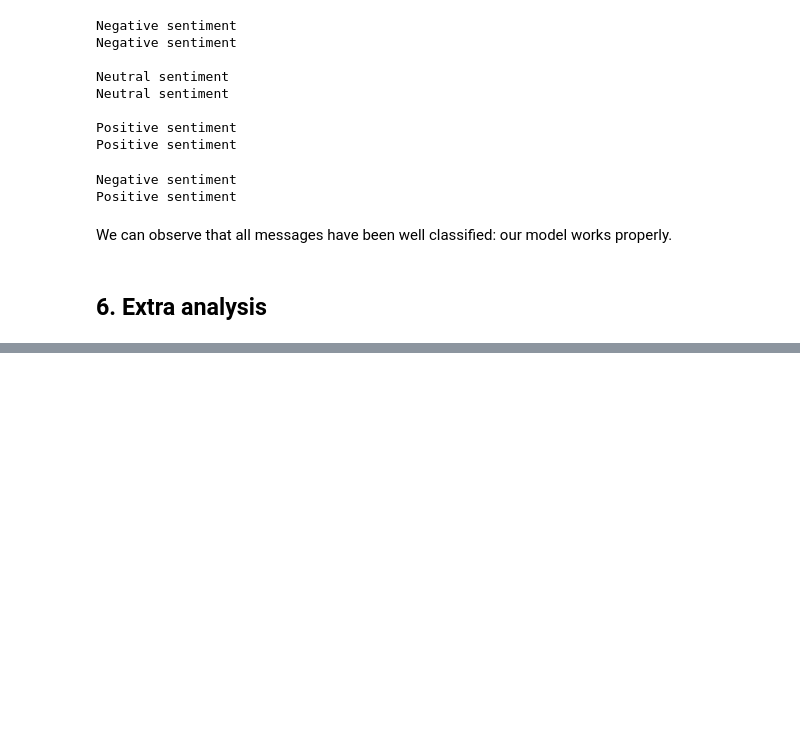
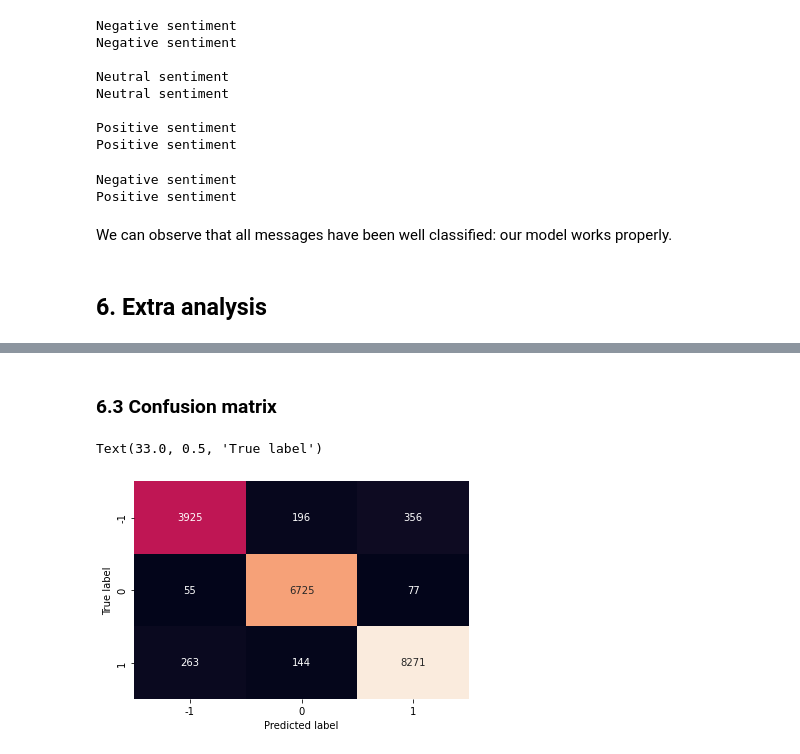
Before and after one commit to SergiCSim/Cas-Kaggle, a Jupyter notebook: Cas_kaggle.ipynb, the cells around one changed output, grey strips where cells are left out. Drawn from its saved outputs; the diff is of its cells as text; code cells hidden in the pictures; blank space fills up the shorter version.

```diff
--- a/Cas_kaggle.ipynb
+++ b/Cas_kaggle.ipynb
@@ -621,0 +679,14 @@ neutral_words
+# %% [markdown]
+### 6.3 Confusion matrix
+# %%
+# Confusion matrix of our model
+
+label_aux = plt.subplot()
+pred = classifier.predict(X_test)
+cm_rf = confusion_matrix(y_test, pred)
+cm_rf_m = pd.DataFrame(cm_rf, index=['-1','0', '1'], columns=['-1','0', '1'])
+sns.heatmap(cm_rf_m,annot=True, fmt="d", cbar=False)
+label_aux.set_xlabel('Predicted label'); label_aux.set_ylabel('True label')
+# %% [output]
+Text(33.0, 0.5, 'True label')
+[figure, added]
```
Also changed, not shown: parts of 10 cells of this notebook.
